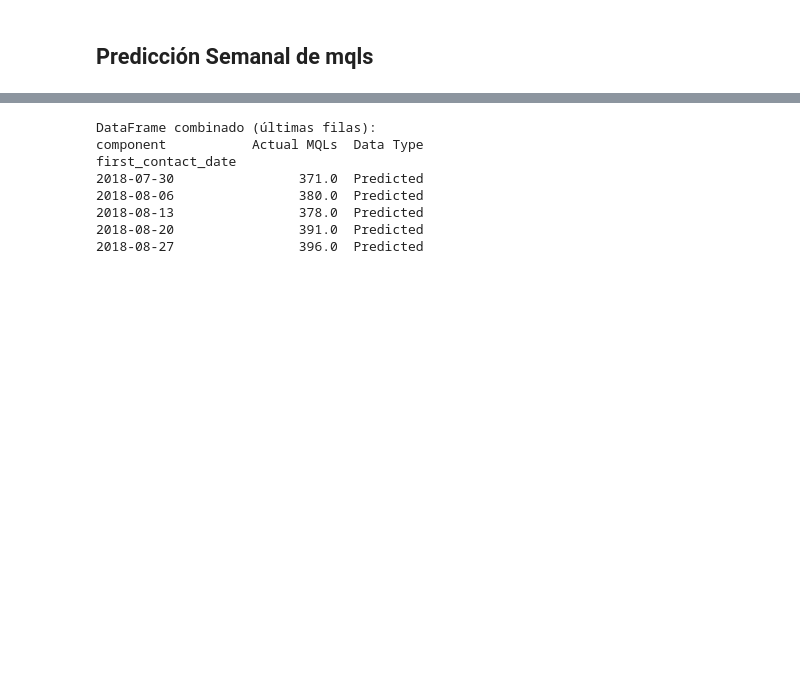
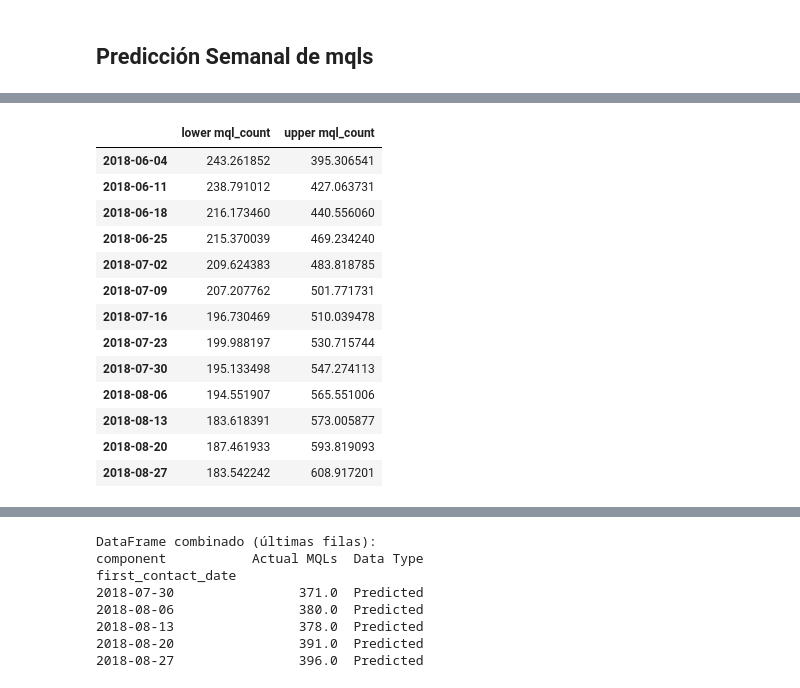
Before and after one commit to jhonfg13/Cobre_Prueba, a Jupyter notebook: notebooks/02_time_series_eda.ipynb, the cells around one changed output, grey strips where cells are left out. Saved outputs shown, nothing was run; the diff lists cells and outputs as text; code cells hidden in the pictures; blank space fills up the shorter version.

```diff
--- a/notebooks/02_time_series_eda.ipynb
+++ b/notebooks/02_time_series_eda.ipynb
@@ -318,0 +357,17 @@ Resultados finales:
+# %%
+pred_out_ci
+# %% [output]
+|  | lower mql_count | upper mql_count |
+| 2018-06-04 | 243.261852 | 395.306541 |
+| 2018-06-11 | 238.791012 | 427.063731 |
+| 2018-06-18 | 216.173460 | 440.556060 |
+| 2018-06-25 | 215.370039 | 469.234240 |
+| 2018-07-02 | 209.624383 | 483.818785 |
+| 2018-07-09 | 207.207762 | 501.771731 |
+| 2018-07-16 | 196.730469 | 510.039478 |
+| 2018-07-23 | 199.988197 | 530.715744 |
+| 2018-07-30 | 195.133498 | 547.274113 |
+| 2018-08-06 | 194.551907 | 565.551006 |
+| 2018-08-13 | 183.618391 | 573.005877 |
+| 2018-08-20 | 187.461933 | 593.819093 |
+| 2018-08-27 | 183.542242 | 608.917201 |
```
Also changed, not shown: parts of 9 cells of this notebook, 2 other files.
